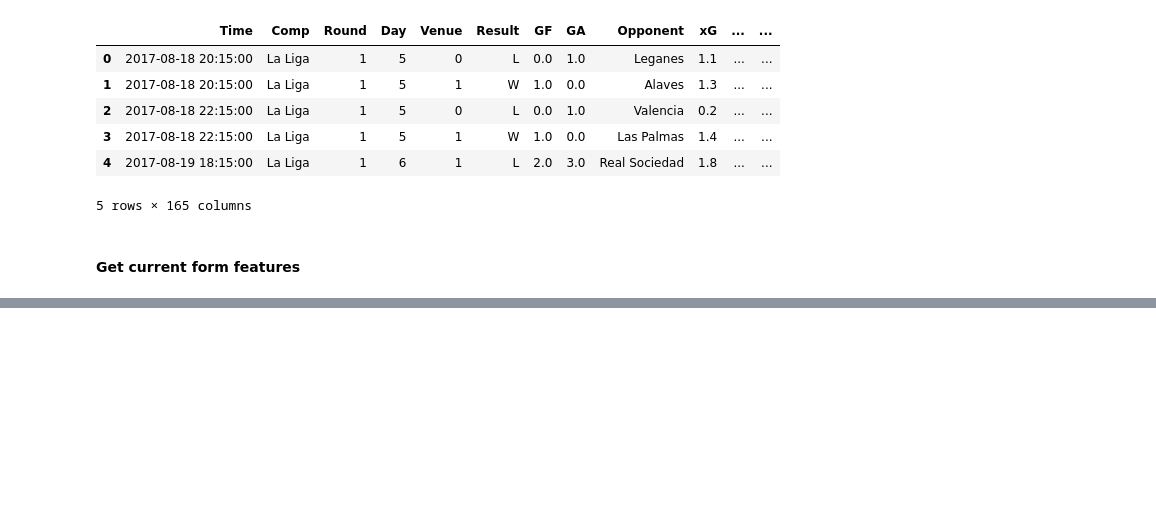
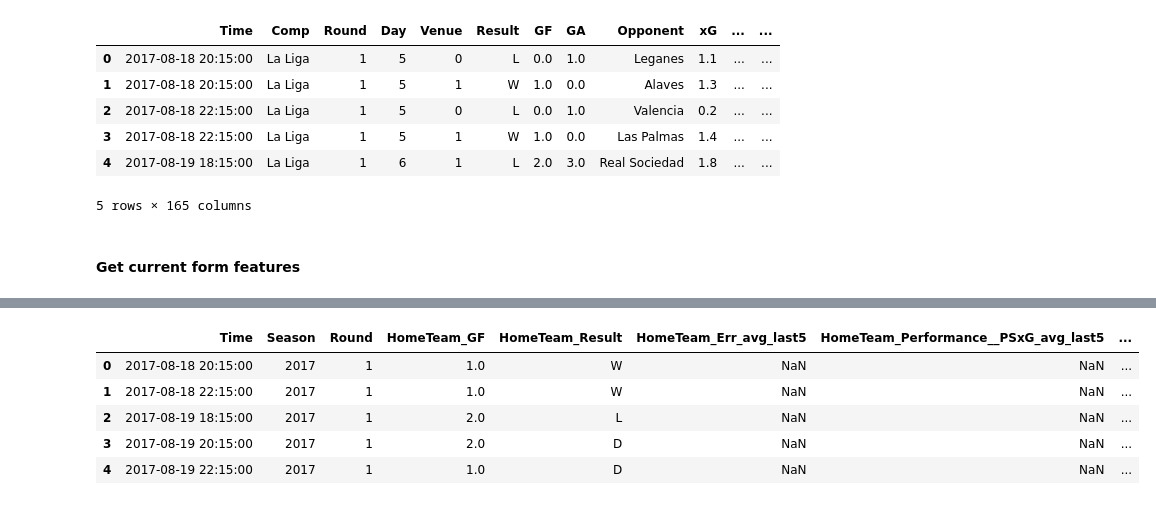
Before and after one commit to DSAI-Creator/Football-Match-Prediction, a Jupyter notebook: src/eda/feature_engineering.ipynb, the cells around one changed output, grey strips where cells are left out. Drawn from its saved outputs; the diff is of its cells as text; code cells hidden in the pictures; blank space fills up the shorter version.

```diff
--- a/src/eda/feature_engineering.ipynb
+++ b/src/eda/feature_engineering.ipynb
@@ -119,0 +253,12 @@ train_data_merged.head(45)
+# %%
+pd.set_option('display.max_columns', None)
+
+train_data_merged.sort_values('Time', inplace=True)
+train_data_merged.head()
+# %% [output]
+|  | Time | Season | Round | HomeTeam_GF | HomeTeam_Result | HomeTeam_Err_avg_last5 | HomeTeam_Performance__PSxG_avg_last5 | ... |
+| 0 | 2017-08-18 20:15:00 | 2017 | 1 | 1.0 | W | NaN | NaN | ... |
+| 1 | 2017-08-18 22:15:00 | 2017 | 1 | 1.0 | W | NaN | NaN | ... |
+| 2 | 2017-08-19 18:15:00 | 2017 | 1 | 2.0 | L | NaN | NaN | ... |
+| 3 | 2017-08-19 20:15:00 | 2017 | 1 | 2.0 | D | NaN | NaN | ... |
+| 4 | 2017-08-19 22:15:00 | 2017 | 1 | 1.0 | D | NaN | NaN | ... |
```
Also changed, not shown: parts of 13 cells of this notebook, 1 other file.
